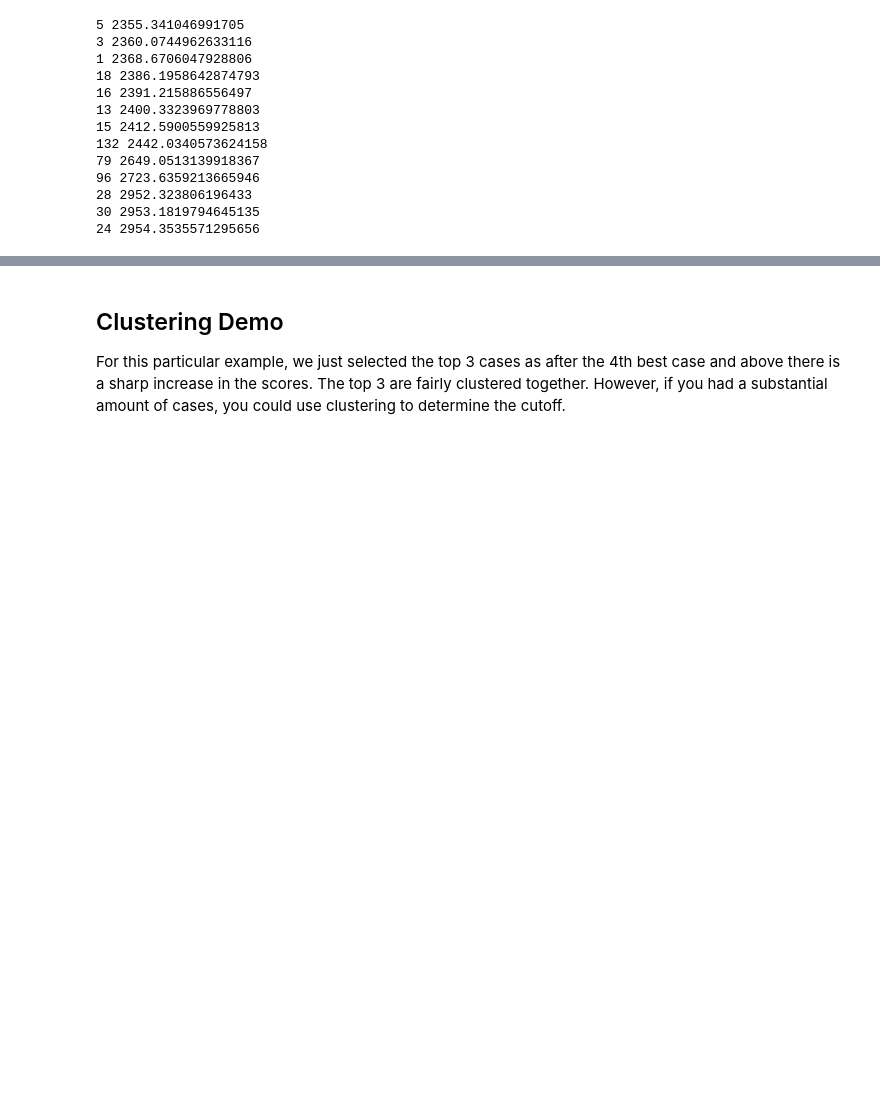
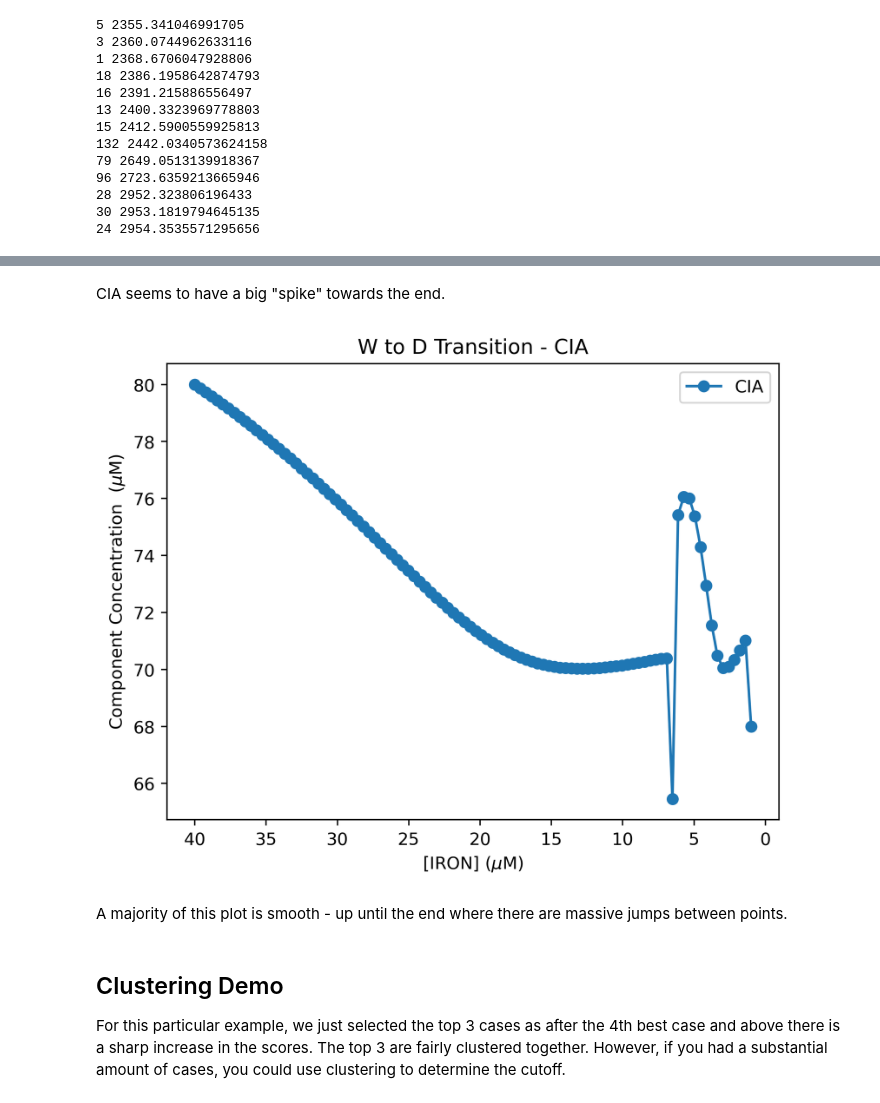
Before and after one commit to ShantanuT01/AutoregulatedKineticIronCellModel, a Jupyter notebook: SteadyStateAnalysis/SmoothnessScores.ipynb, the cells around one changed output, grey strips where cells are left out. Cells and saved outputs as stored; diff of their text form; code cells hidden in the pictures; blank space fills up the shorter version.

```diff
--- a/SteadyStateAnalysis/SmoothnessScores.ipynb
+++ b/SteadyStateAnalysis/SmoothnessScores.ipynb
@@ -38,3 +58,18 @@ for c in crms[0:int(np.ceil(len(crms)/2))]:
+# %% [markdown]
+CIA seems to have a big "spike" towards the end.
+# %%
+y = failedcrm.dstate.data['CIA'].values
+plt.plot(x,y,marker='o',label='CIA')
+plt.title("W to D Transition - CIA")
+plt.xlabel("[IRON] ($\mu$M)")
+plt.gca().invert_xaxis()
+plt.ylabel("Component Concentration  ($\mu$M)")
+plt.legend()
+plt.show()
+# %% [output]
+[figure, added]
+# %% [markdown]
+A majority of this plot is smooth - up until the end where there are massive jumps between points.
 # %% [markdown]
 ## Clustering Demo
 
```
Also changed, not shown: parts of 2 cells of this notebook, 24 other files.
